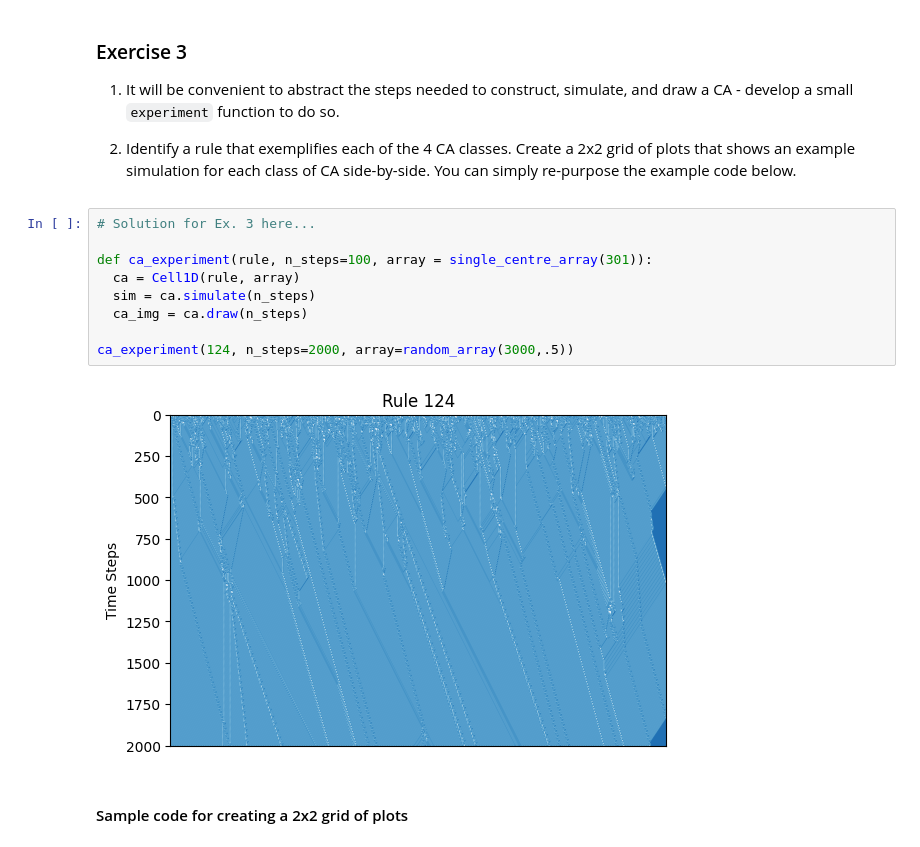
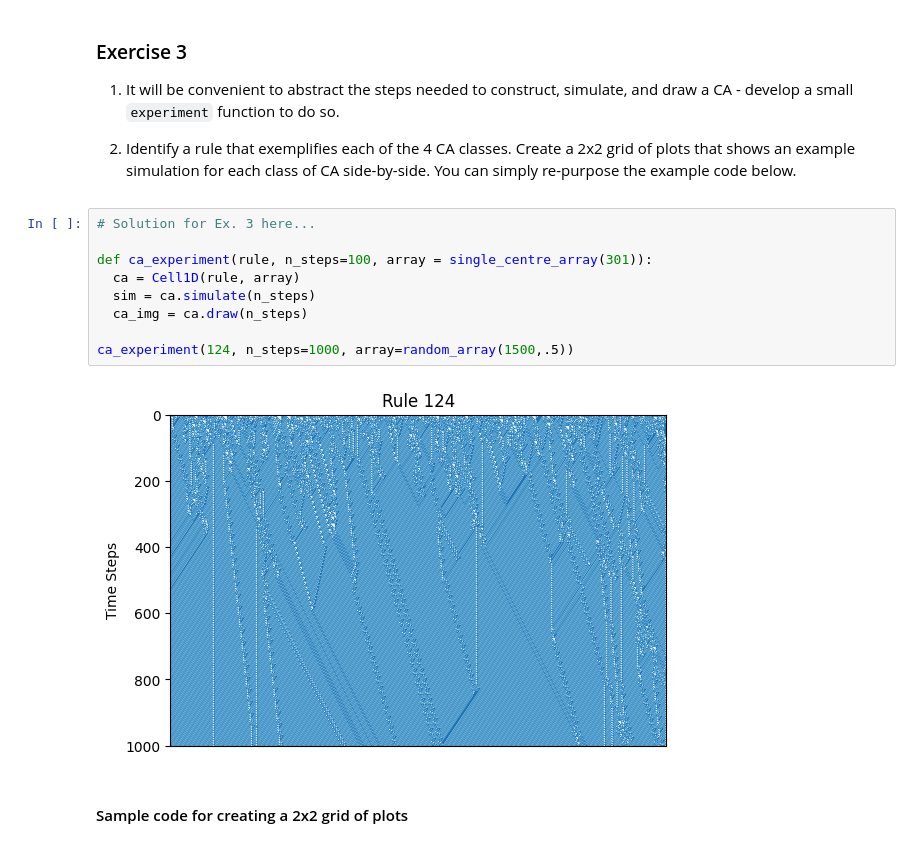
Before and after one commit to alirempel/cap-comp215, a Jupyter notebook: labs/lab05-CA-1D.ipynb, the cells around one changed output. Cells and saved outputs as stored; diff of their text form.

```diff
--- a/labs/lab05-CA-1D.ipynb
+++ b/labs/lab05-CA-1D.ipynb
@@ -197,14 +197,14 @@ Wolfram identifies 4 "classes" of Elementary Cellular Automata:
 # %%
 # Solution for Ex. 3 here...
 
 def ca_experiment(rule, n_steps=100, array = single_centre_array(301)):
   ca = Cell1D(rule, array)
   sim = ca.simulate(n_steps)
   ca_img = ca.draw(n_steps)
 
-ca_experiment(124, n_steps=2000, array=random_array(3000,.5))
+ca_experiment(124, n_steps=1000, array=random_array(1500,.5))
 # %% [output]
-[figure, old version]
+[figure, new version]
 # %% [markdown]
 #### Sample code for creating a 2x2 grid of plots
 # %%
```
